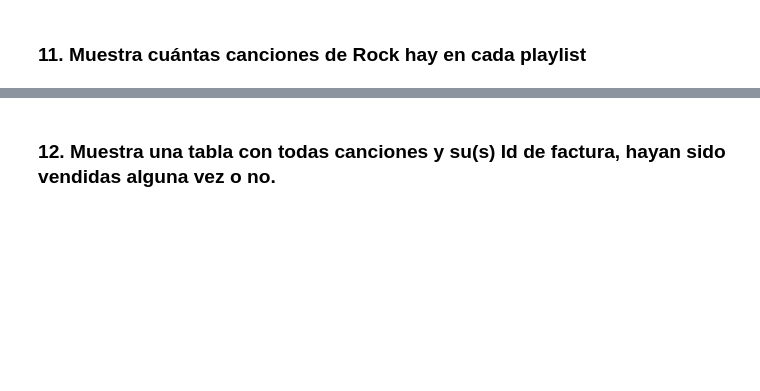
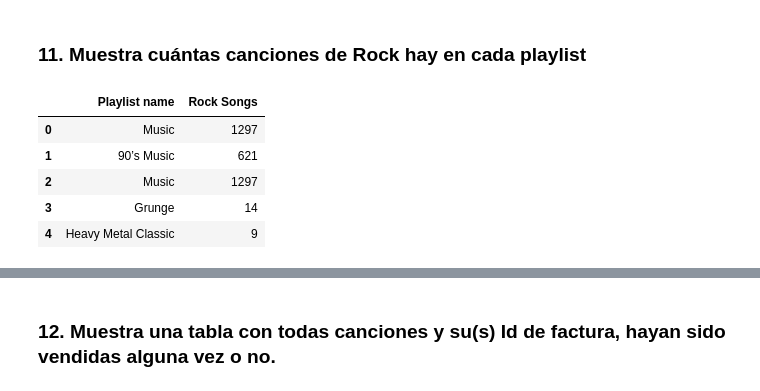
Before and after one commit to Jasc94/thebridge, a Jupyter notebook: week5_EDA_scraping_eda_summary/day1_SQL_I/Material Alumnos/SQL en Python_chinook.ipynb, the cells around one changed output, grey strips where cells are left out. Saved outputs shown, nothing was run; the diff lists cells and outputs as text; code cells hidden in the pictures; blank space fills up the shorter version.

```diff
--- a/week5_EDA_scraping_eda_summary/day1_SQL_I/Material Alumnos/SQL en Python_chinook.ipynb
+++ b/week5_EDA_scraping_eda_summary/day1_SQL_I/Material Alumnos/SQL en Python_chinook.ipynb
@@ -432,2 +529,19 @@ pd.read_sql_query(query_6, connection)
 # %% [markdown]
 ### 11. Muestra cuántas canciones de Rock hay en cada playlist
+# %%
+query_11 = """
+SELECT p.Name as 'Playlist name', COUNT(*) as 'Rock Songs'
+FROM tracks t
+JOIN genres g, playlist_track pt, playlists p ON t.GenreId = g.GenreId AND t.TrackId = pt.TrackId AND pt.PlaylistId = p.PlaylistId
+WHERE g.GenreId = 1
+GROUP BY pt.PlaylistId
+"""
+
+pd.read_sql_query(query_11, connection)
+# %% [output]
+|  | Playlist name | Rock Songs |
+| 0 | Music | 1297 |
+| 1 | 90’s Music | 621 |
+| 2 | Music | 1297 |
+| 3 | Grunge | 14 |
+| 4 | Heavy Metal Classic | 9 |
```
Also changed, not shown: parts of 7 cells of this notebook, 7 other files.
